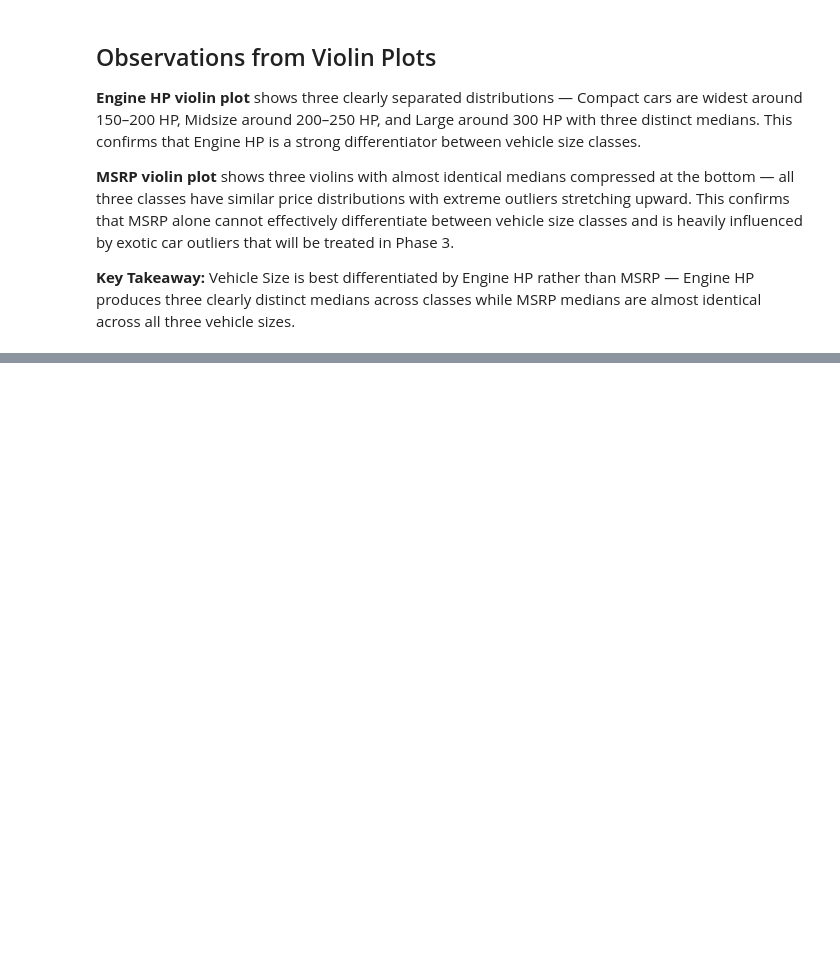
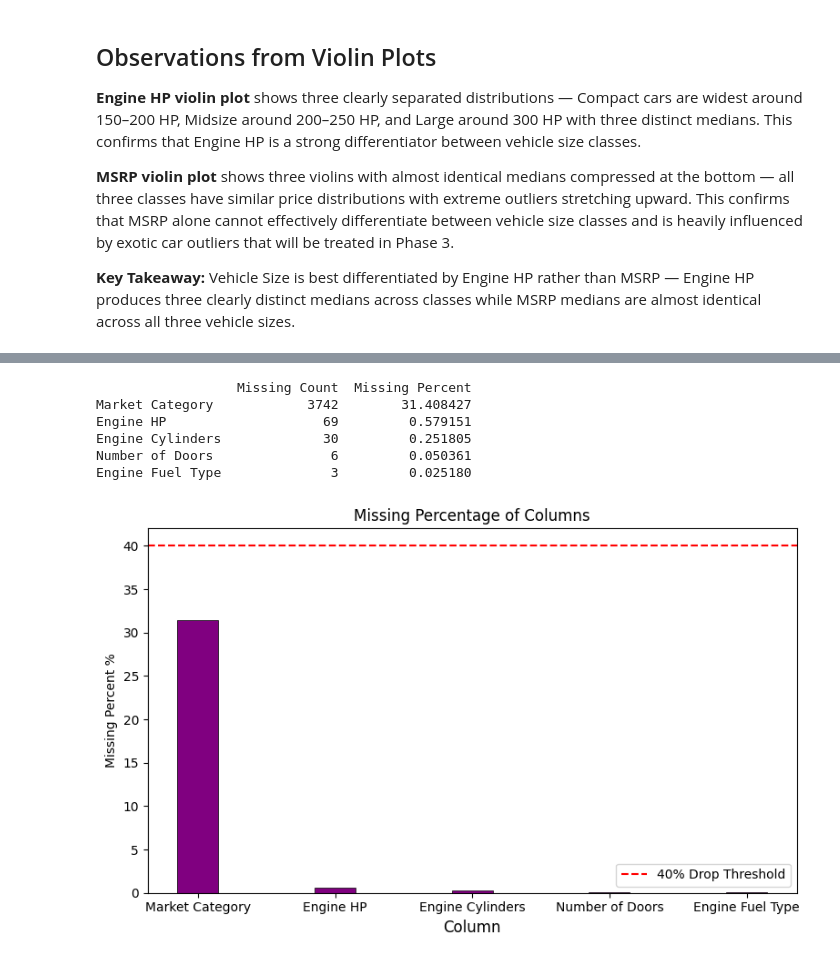
Before and after one commit to husnainalix77/automotive-price-predictor, a Jupyter notebook: notebook/automotive-price-analysis.ipynb, the cells around one changed output, grey strips where cells are left out. Cells and saved outputs as stored; diff of their text form; code cells hidden in the pictures; blank space fills up the shorter version.

Commit message:
Phase 3: Data Cleaning and Preprocessing | Phase 4: Data Visualization and Storytelling

```diff
--- a/notebook/automotive-price-analysis.ipynb
+++ b/notebook/automotive-price-analysis.ipynb
@@ -649,0 +668,3 @@ Midsize and Large vehicles.
+# %%
+# Reload fresh copy of dataset for Phase 3
+df = pd.read_csv("data.csv")
@@ -649,0 +676,33 @@ Midsize and Large vehicles.
+# %%
+# Count missing values per column
+missing_count = df.isnull().sum()
+missing_percent = (missing_count/ len(df)) * 100
+
+missing_df = pd.DataFrame({
+    'Missing Count': missing_count,
+    'Missing Percent': missing_percent
+})
+
+# Keep only columns that have missing values, sorted by percentage
+missing_df = missing_df[missing_df['Missing Count'] > 0].sort_values('Missing Percent', ascending=False)
+print(missing_df)
+
+plt.figure(figsize=(8, 5))
+bars = plt.bar(missing_df.index, missing_df["Missing Percent"].values, width=0.3, color='purple', edgecolor='black', linewidth=0.5)
+plt.title("Missing Percentage of Columns", fontsize=12)
+plt.xlabel("Column", fontsize = 12)
+plt.ylabel("Missing Percent %")
+
+# Threshold Line
+plt.axhline(y=40, color='red', linestyle='--', label='40% Drop Threshold')
+plt.legend()
+plt.tight_layout()
+plt.show()
+# %% [output]
+                  Missing Count  Missing Percent
+Market Category            3742        31.408427
+Engine HP                    69         0.579151
+Engine Cylinders             30         0.251805
+Number of Doors               6         0.050361
+Engine Fuel Type              3         0.025180
+[figure, added]
```
Also changed, not shown: parts of 43 cells of this notebook, 1 other file.
